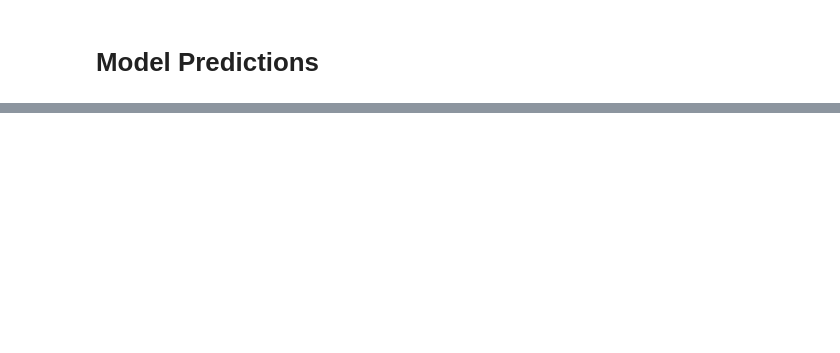
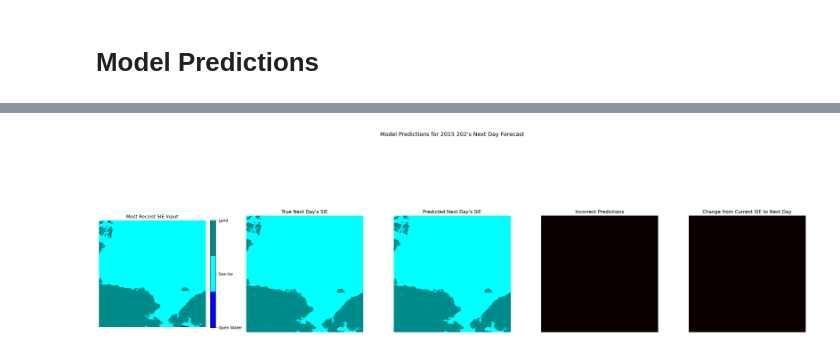
Before and after one commit to NOAA-HES-Capstone/icedyno, a Jupyter notebook: unet_model/jbacon_unet_modeling.ipynb, the cells around one changed output, grey strips where cells are left out. Saved outputs shown, nothing was run; the diff lists cells and outputs as text; code cells hidden in the pictures; blank space fills up the shorter version.

```diff
--- a/unet_model/jbacon_unet_modeling.ipynb
+++ b/unet_model/jbacon_unet_modeling.ipynb
@@ -102,3 +111,7 @@ WINDOW_SIZE = 2000  # km
+# %%
+batch_size = 1
+test_batch_size = 1
+dim = (WINDOW_SIZE, WINDOW_SIZE, 5)
 # %% [markdown]
 ## Data Processing: XArray and Numpy
 # %%
@@ -303,7 +316,7 @@ class AllDataGenerator(tf.keras.utils.Sequence):
 # %% [markdown]
 # Test/Train split
 # %%
-test_frac = 0.2
+test_frac = 0.8
 validation_frac = 0.1
 
 train_frac = 1 - validation_frac - test_frac
@@ -402,11 +396,7 @@ def simple_unet_with_skip(input_shape: tuple[int, int, int]):
 # %% [markdown]
 # Model Training
 # %%
-# Example usage
-batch_size = 1
-dim = (WINDOW_SIZE, WINDOW_SIZE, 3)
-
 train_generator = AllDataGenerator(train_files, batch_size=batch_size, dim=dim)
-test_generator = AllDataGenerator(test_files, batch_size=batch_size, dim=dim)
+test_generator = AllDataGenerator(test_files, batch_size=test_batch_size, dim=dim)
 # %%
 # Setup model checkpointing
@@ -442,8 +438,9 @@ model.compile(
 To enable them in other operations, rebuild TensorFlow with the appropriate compiler flags.
 # %%
-# Log model parameters
-with open(os.path.join(checkpoint_dir, "model_params.json"), "w") as f:
-    f.write(model.to_json())
+if train:
+    # Log model parameters
+    with open(os.path.join(checkpoint_dir, "model_params.json"), "w") as f:
+        f.write(model.to_json())
 # %%
 model.summary()
 # %% [output]
@@ -504,6 +487,9 @@ plt.show()
 # %% [markdown]
 # Model Predictions
 # %%
+from matplotlib.colors import ListedColormap
+
+
 def plot_model_predictions_with_errors(
     X: np.array, y_true: np.array, y_pred: np.array, year: int, day: int
 ):
@@ -515,69 +501,67 @@ def plot_model_predictions_with_errors(
      - year: Integer year like 2023, for titling plot
      - day: Integer day like 18, for titling plot
     """
+    print()
+    print()
+
+    X_cmap = ListedColormap(["#0000FF", "#00FFFF", "#008B8B"])
+    binary_cmap = cmap = ListedColormap(["#008B8B", "#00FFFF"])
+
     # Calculate the incorrect predictions (difference between the predicted and true labels)
     incorrect_predictions = np.not_equal(np.round(y_pred), y_true).astype(int)
+    current_SIE = X[:, :, -1].copy()
+    current_SIE[current_SIE == 2] = 0
+    change_from_curr_to_next = np.not_equal(current_SIE, y_true[:, :, 0]).astype(int)
 
     # Plotting the first example of the batch
-    fig, axes = plt.subplots(1, 4, figsize=(25, 10))
+    fig, axes = plt.subplots(1, 5, figsize=(25, 10))
 
     # Plot the last channel of input which is the most recent SIE
-    axes[0].imshow(X[:, :, -1], cmap="viridis")
+    im1 = axes[0].imshow(X[:, :, -1], cmap=X_cmap)
     axes[0].set_title("Most Recent SIE Input")
     axes[0].axis("off")
 
     # Plot the true label for next day's SIE
-    axes[1].imshow(y_true[:, :, 0], cmap="viridis")
+    im2 = axes[1].imshow(y_true[:, :, 0], cmap=binary_cmap)
     axes[1].set_title("True Next Day's SIE")
     axes[1].axis("off")
 
     # Plot the predicted next day's SIE
-    axes[2].imshow(y_pred[:, :, 0], cmap="viridis")
+    im3 = axes[2].imshow(y_pred[:, :, 0], cmap=binary_cmap)
     axes[2].set_title("Predicted Next Day's SIE")
     axes[2].axis("off")
 
     # Plot the incorrect predictions
-    axes[3].imshow(incorrect_predictions[:, :, 0], cmap="hot")
+    im4 = axes[3].imshow(incorrect_predictions[:, :, 0], cmap="hot")
     axes[3].set_title("Incorrect Predictions")
     axes[3].axis("off")
 
-    # Add a legend for the values
-    from matplotlib.colors import ListedColormap
+    # Plot the SIE change
+    axes[4].imshow(change_from_curr_to_next, cmap="hot")
+    axes[4].set_title("Change from Current SIE to Next Day")
+    axes[4].axis("off")
 
-    cmap = ListedColormap(["blue", "white", "yellow"])
-    labels = ["Open Water", "Sea Ice", "Land"]
-    patches = [
-        plt.plot(
-            [],
-            [],
-            marker="o",
-            ms=10,
-            ls="",
-            mec=None,
-            color=cmap(i),
-            label="{:s}".format(labels[i]),
-        )[0]
-        for i in range(len(labels))
-    ]
-    plt.legend(handles=patches, bbox_to_anchor=(1.05, 1), loc=2, borderaxespad=0.0)
+    # Add a color bar for the SIE plots
+    cbar = fig.colorbar(im1, ax=axes[0], fraction=0.046, pad=0.04)
+    cbar.set_ticks([0, 1, 2])
+    cbar.set_ticklabels(["Open Water", "Sea Ice", "Land"])
 
     fig.suptitle(f"Model Predictions for {year} {day}'s Next Day Forecast", fontsize=14)
     plt.tight_layout()
     plt.show()
-    print()
-    print()
 
 
 # Get the batch data for test set
-batch_index = 10
+batch_index = 200
 X_batch, y_true_batch = test_generator[batch_index]
-# Predict using the model
+
+# Generate predictions from the test data
 y_pred_batch = model.predict(X_batch)
 dates = test_generator.get_years_days_of_batch(batch_index)
 
 # iterate over the batched predictions
 for i in range(X_batch.shape[0]):
-    # Assuming 'model' is your trained model and 'test_generator' is an instance of AllDataGenerator
     plot_model_predictions_with_errors(
         X_batch[i], y_true_batch[i], y_pred_batch[i], dates[i][0], dates[i][1]
     )
+# %% [output]
@@ -583,0 +569 @@ for i in range(X_batch.shape[0]):
+[figure, added]
```
Also changed, not shown: parts of 41 cells of this notebook, 3 other files.
